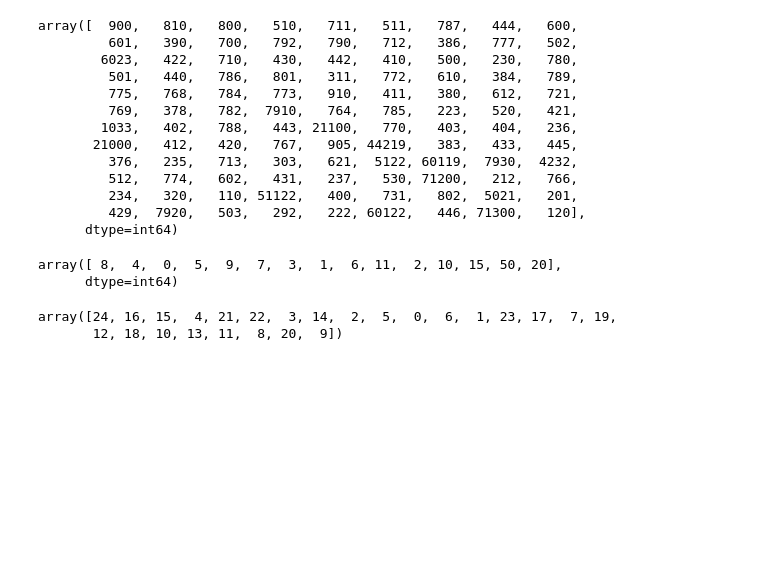
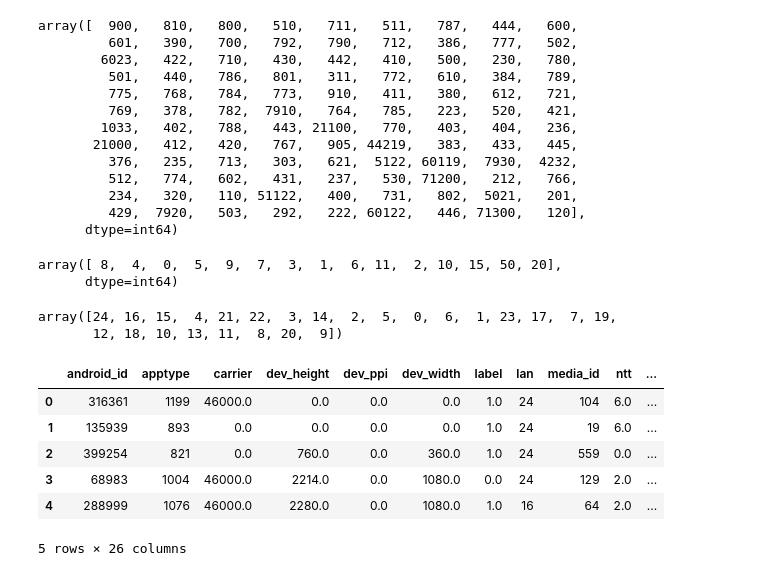
Before and after one commit to xihuishawpy/coggle_11month, a Jupyter notebook: 12月-MarTech_Challenge/test.ipynb, the cells around one changed output. Drawn from its saved outputs; the diff is of its cells as text; code cells hidden in the pictures; blank space fills up the shorter version.

```diff
--- a/12月-MarTech_Challenge/test.ipynb
+++ b/12月-MarTech_Challenge/test.ipynb
@@ -236,3 +236,23 @@ data['lan'].unique()
 # %% [output]
 array([24, 16, 15,  4, 21, 22,  3, 14,  2,  5,  0,  6,  1, 23, 17,  7, 19,
        12, 18, 10, 13, 11,  8, 20,  9])
+# %%
+import datetime
+data['timestamp'] = data['timestamp'].apply(lambda x : datetime.datetime.fromtimestamp(x/1000))
+
+data['year']= data['timestamp'].dt.year
+data['month']= data['timestamp'].dt.month
+data['day']= data['timestamp'].dt.day
+data['hour']= data['timestamp'].dt.hour
+data['minute']= data['timestamp'].dt.minute
+data['weekday']= data['timestamp'].dt.weekday
+
+data.head()
+# %% [output]
+|  | android_id | apptype | carrier | dev_height | dev_ppi | dev_width | label | lan | media_id | ntt | ... |
+| 0 | 316361 | 1199 | 46000.0 | 0.0 | 0.0 | 0.0 | 1.0 | 24 | 104 | 6.0 | ... |
+| 1 | 135939 | 893 | 0.0 | 0.0 | 0.0 | 0.0 | 1.0 | 24 | 19 | 6.0 | ... |
+| 2 | 399254 | 821 | 0.0 | 760.0 | 0.0 | 360.0 | 1.0 | 24 | 559 | 0.0 | ... |
+| 3 | 68983 | 1004 | 46000.0 | 2214.0 | 0.0 | 1080.0 | 0.0 | 24 | 129 | 2.0 | ... |
+| 4 | 288999 | 1076 | 46000.0 | 2280.0 | 0.0 | 1080.0 | 1.0 | 16 | 64 | 2.0 | ... |
+5 rows × 26 columns
```
Also changed, not shown: parts of 1 cell of this notebook.
